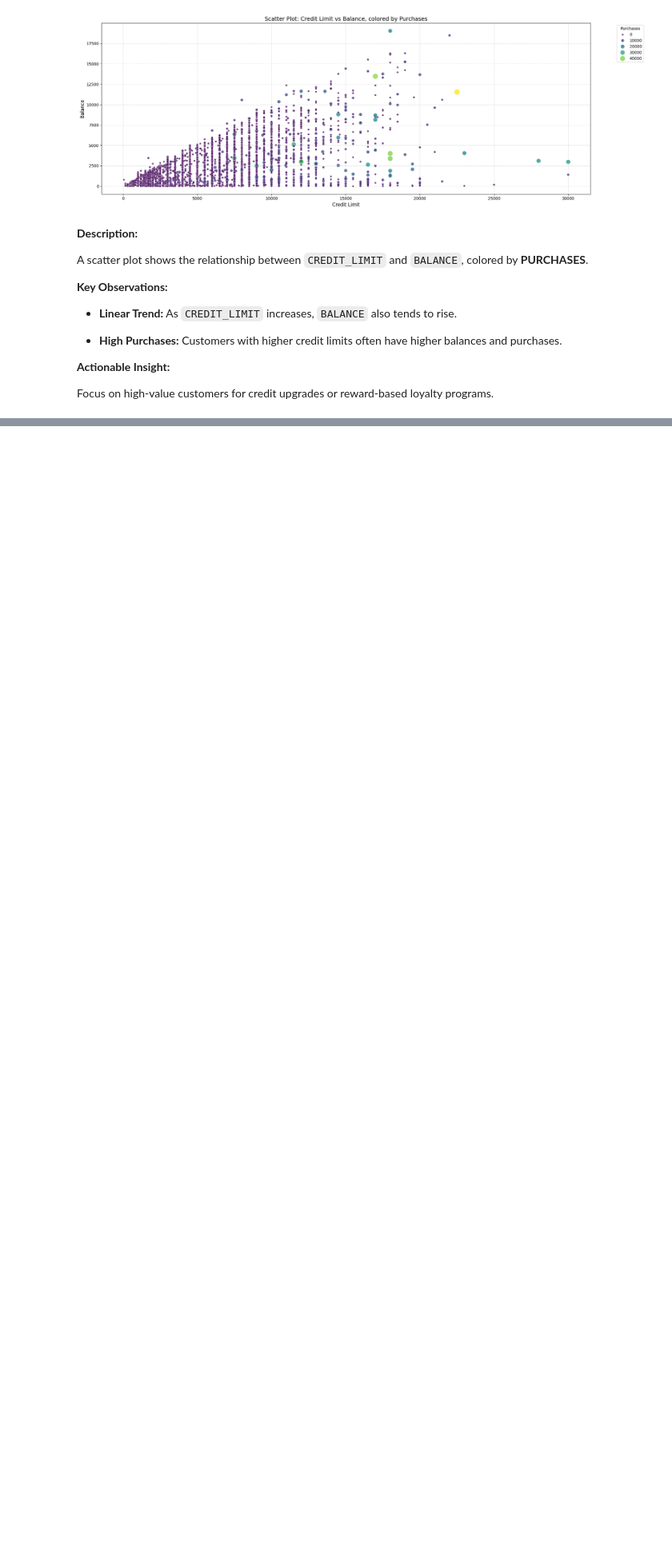
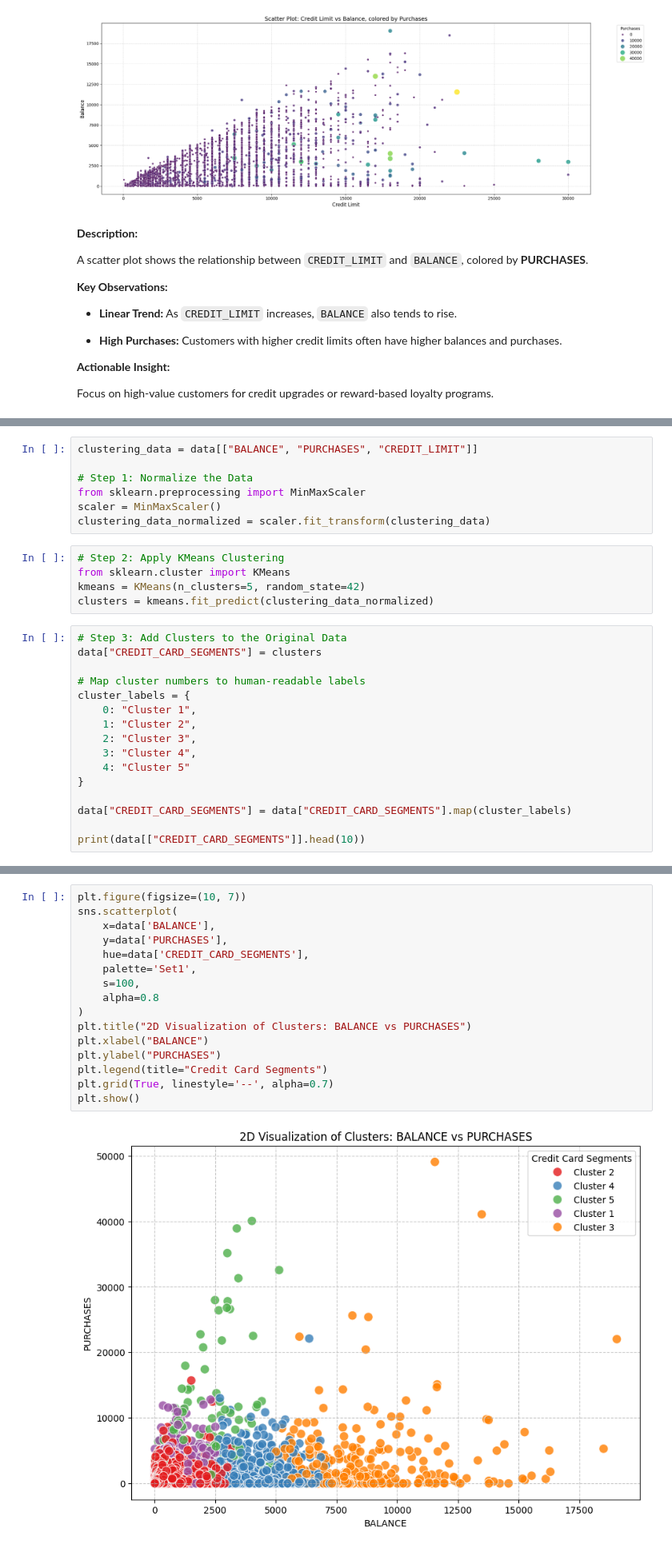
Before and after one commit to MrRezamo/Credit-Card-Clustering-with-Machine-Learning, a Jupyter notebook: Project/Main.ipynb, the cells around one changed output, grey strips where cells are left out. Shown at 80% size. Saved outputs shown, nothing was run; the diff lists cells and outputs as text; blank space fills up the shorter version.

```diff
--- a/Project/Main.ipynb
+++ b/Project/Main.ipynb
@@ -326,0 +331,28 @@ Focus on high-value customers for credit upgrades or reward-based loyalty progra
+# %%
+clustering_data = data[["BALANCE", "PURCHASES", "CREDIT_LIMIT"]]
+
+# Step 1: Normalize the Data
+from sklearn.preprocessing import MinMaxScaler
+scaler = MinMaxScaler()
+clustering_data_normalized = scaler.fit_transform(clustering_data)
+# %%
+# Step 2: Apply KMeans Clustering
+from sklearn.cluster import KMeans
+kmeans = KMeans(n_clusters=5, random_state=42)
+clusters = kmeans.fit_predict(clustering_data_normalized)
+# %%
+# Step 3: Add Clusters to the Original Data
+data["CREDIT_CARD_SEGMENTS"] = clusters
+
+# Map cluster numbers to human-readable labels
+cluster_labels = {
+    0: "Cluster 1",
+    1: "Cluster 2",
+    2: "Cluster 3",
+    3: "Cluster 4",
+    4: "Cluster 5"
+}
+
+data["CREDIT_CARD_SEGMENTS"] = data["CREDIT_CARD_SEGMENTS"].map(cluster_labels)
+
+print(data[["CREDIT_CARD_SEGMENTS"]].head(10))
@@ -326,0 +403,18 @@ Focus on high-value customers for credit upgrades or reward-based loyalty progra
+# %%
+plt.figure(figsize=(10, 7))
+sns.scatterplot(
+    x=data['BALANCE'],
+    y=data['PURCHASES'],
+    hue=data['CREDIT_CARD_SEGMENTS'],
+    palette='Set1',
+    s=100,
+    alpha=0.8
+)
+plt.title("2D Visualization of Clusters: BALANCE vs PURCHASES")
+plt.xlabel("BALANCE")
+plt.ylabel("PURCHASES")
+plt.legend(title="Credit Card Segments")
+plt.grid(True, linestyle='--', alpha=0.7)
+plt.show()
+# %% [output]
+[figure, added]
```
Also changed, not shown: parts of 11 cells of this notebook.
